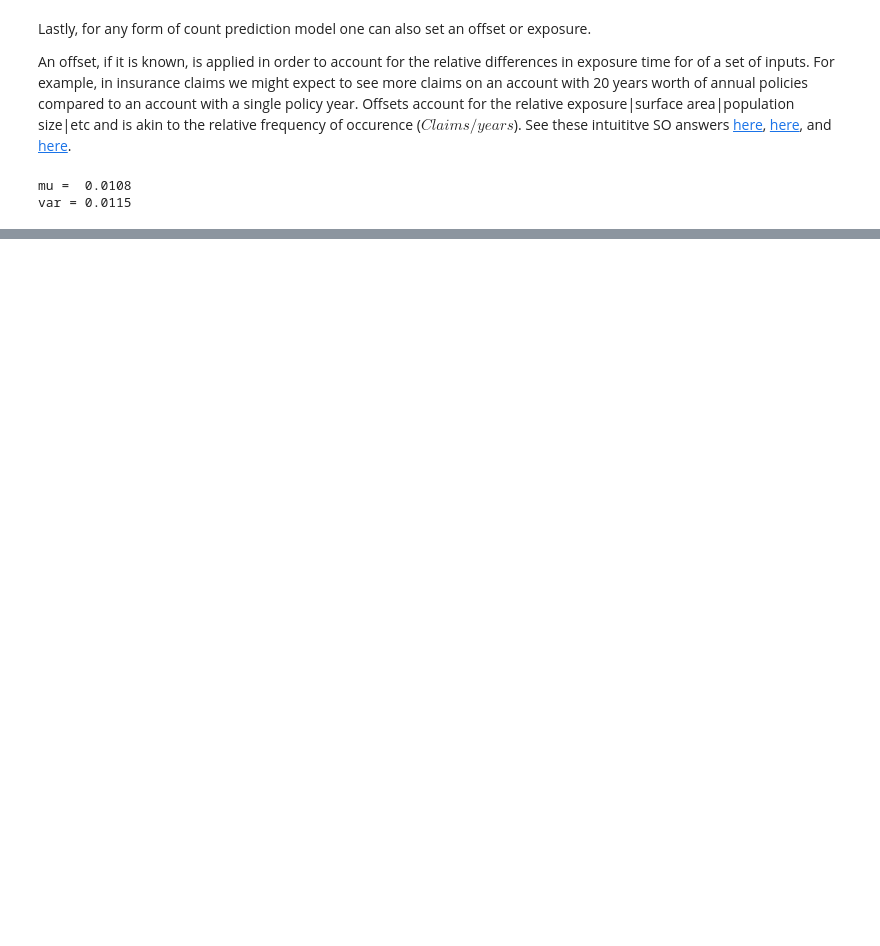
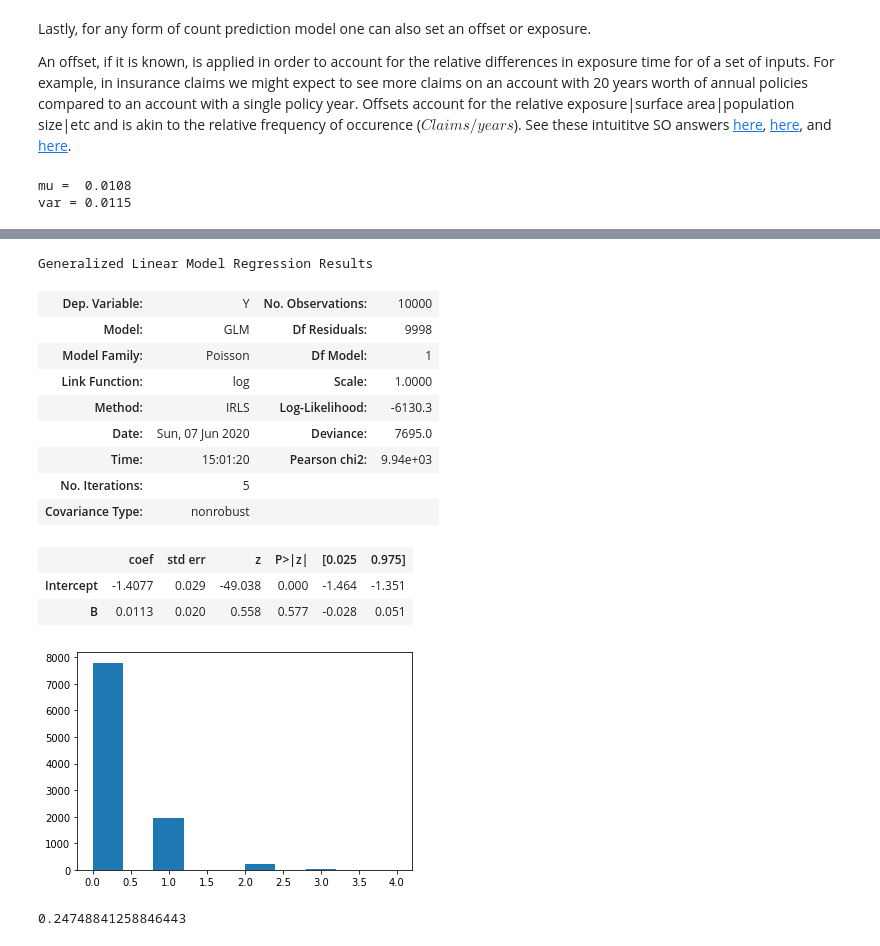
Before and after one commit to bpostance/learn_data_science, a Jupyter notebook: Risk/02-FrequencySeverity-auto.ipynb, the cells around one changed output, grey strips where cells are left out. Drawn from its saved outputs; the diff is of its cells as text; code cells hidden in the pictures; blank space fills up the shorter version.

```diff
--- a/Risk/02-FrequencySeverity-auto.ipynb
+++ b/Risk/02-FrequencySeverity-auto.ipynb
@@ -243,0 +257,36 @@ Loooking at the model summaries, the histograms and results the of predicted val
+# %%
+# sim data
+#np.random.seed(1066)
+n = 10000
+y =np.random.poisson(lam=0.25,size=n)
+plt.hist(y)
+yt = pd.DataFrame({'Y':y,
+                   #'B':pd.cut(pd.Series(y),bins=[0,0.5,1,10],right=True,labels=[0,1,2]),
+                   'B':np.random.exponential(scale=1,size=n)
+                  })
+
+#### estimate params using MLE fit
+# print(stats.poisson.fit(yt['Y']))
+
+### Estimate scale (rate) using GLM-gamma with default inverse-power link
+glm = smf.glm("Y ~ 1 + B", data=yt,family=sm.families.Poisson()).fit()
+glm.summary()
+# %% [output]
+Generalized Linear Model Regression Results
+| Dep. Variable: | Y | No. Observations: | 10000 |
+| Model: | GLM | Df Residuals: | 9998 |
+| Model Family: | Poisson | Df Model: | 1 |
+| Link Function: | log | Scale: | 1.0000 |
+| Method: | IRLS | Log-Likelihood: | -6130.3 |
+| Date: | Sun, 07 Jun 2020 | Deviance: | 7695.0 |
+| Time: | 15:01:20 | Pearson chi2: | 9.94e+03 |
+| No. Iterations: | 5 |  |  |
+| Covariance Type: | nonrobust |  |  |
+|  | coef | std err | z | P>|z| | [0.025 | 0.975] |
+| Intercept | -1.4077 | 0.029 | -49.038 | 0.000 | -1.464 | -1.351 |
+| B | 0.0113 | 0.020 | 0.558 | 0.577 | -0.028 | 0.051 |
+[figure, added]
+# %%
+np.exp(glm.params[0]+glm.params[1]*1)
+# %% [output]
+0.24748841258846443
```
Also changed, not shown: parts of 16 cells of this notebook, 1 other file.
